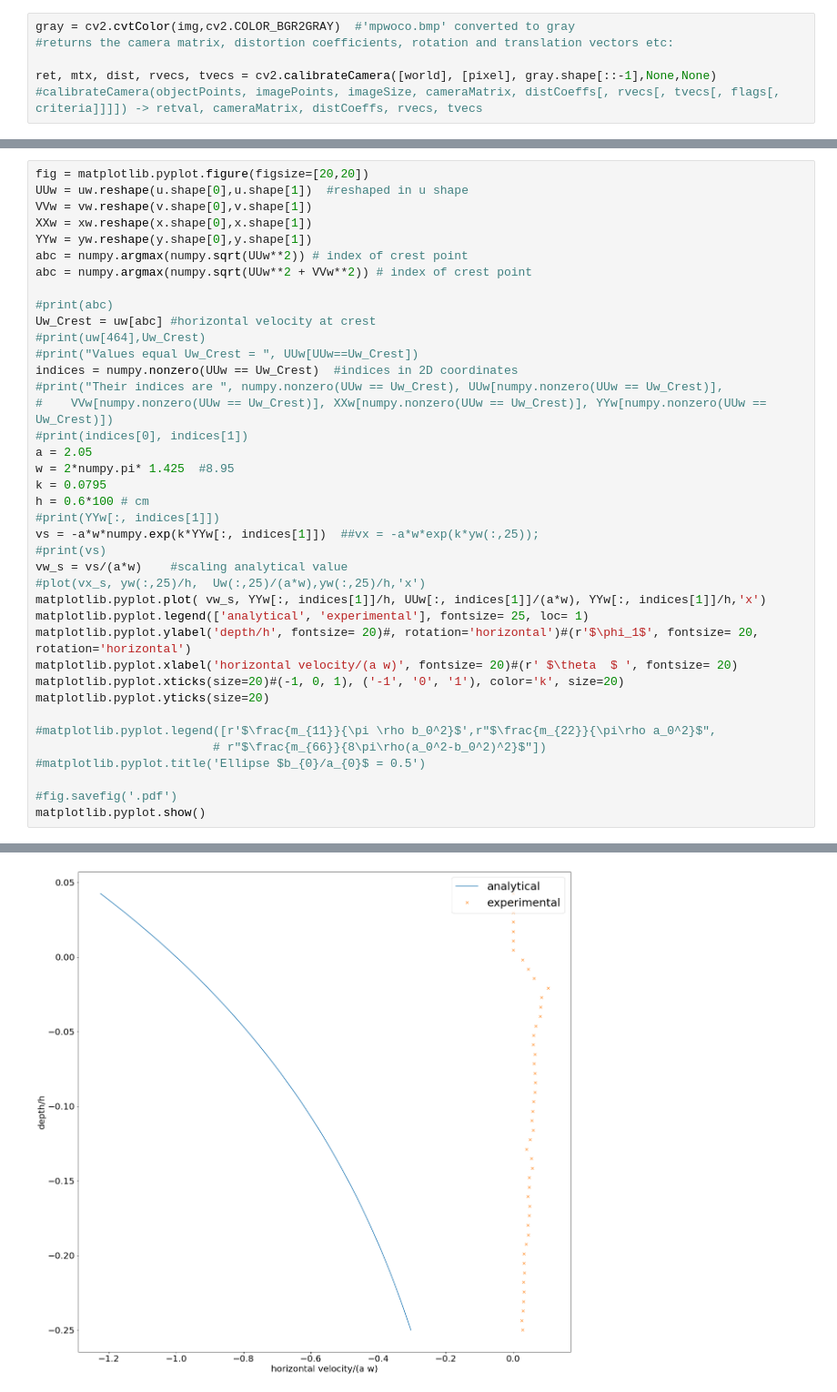
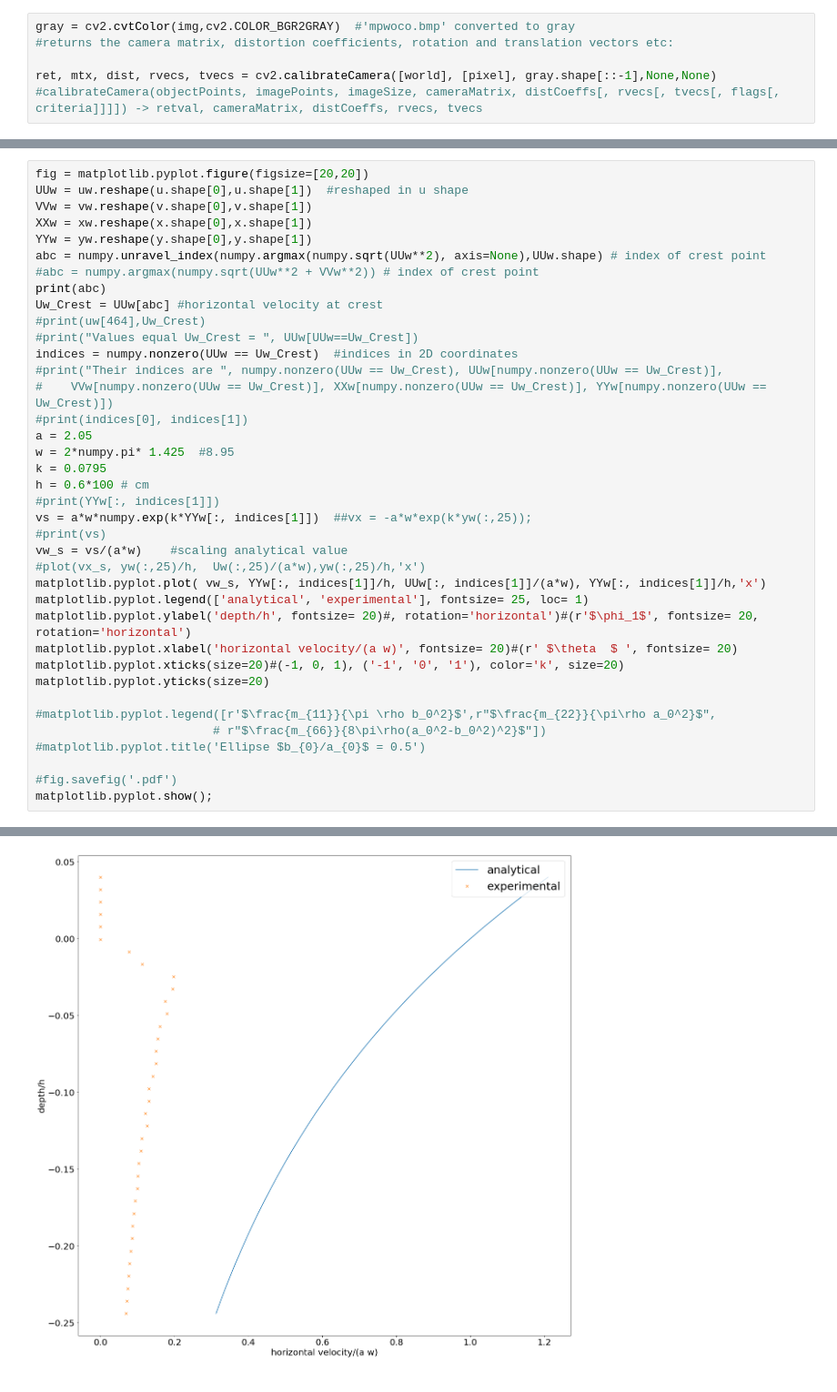
Before and after one commit to anacost/PIV1, a Jupyter notebook: 2oblig/oblig2_MEK4600run7.ipynb, the cells around one changed output, grey strips where cells are left out. Shown at 91% size. Cells and saved outputs as stored; diff of their text form.

```diff
--- a/2oblig/oblig2_MEK4600run7.ipynb
+++ b/2oblig/oblig2_MEK4600run7.ipynb
@@ -476,11 +473,10 @@ UUw = uw.reshape(u.shape[0],u.shape[1])  #reshaped in u shape
 VVw = vw.reshape(v.shape[0],v.shape[1])
 XXw = xw.reshape(x.shape[0],x.shape[1])
 YYw = yw.reshape(y.shape[0],y.shape[1])
-abc = numpy.argmax(numpy.sqrt(UUw**2)) # index of crest point
-abc = numpy.argmax(numpy.sqrt(UUw**2 + VVw**2)) # index of crest point
-
-#print(abc)
-Uw_Crest = uw[abc] #horizontal velocity at crest
+abc = numpy.unravel_index(numpy.argmax(numpy.sqrt(UUw**2), axis=None),UUw.shape) # index of crest point
+#abc = numpy.argmax(numpy.sqrt(UUw**2 + VVw**2)) # index of crest point
+print(abc)
+Uw_Crest = UUw[abc] #horizontal velocity at crest
 #print(uw[464],Uw_Crest)
 #print("Values equal Uw_Crest = ", UUw[UUw==Uw_Crest])
 indices = numpy.nonzero(UUw == Uw_Crest)  #indices in 2D coordinates
@@ -492,7 +488,7 @@ w = 2*numpy.pi* 1.425  #8.95
 k = 0.0795
 h = 0.6*100 # cm
 #print(YYw[:, indices[1]])
-vs = -a*w*numpy.exp(k*YYw[:, indices[1]])  ##vx = -a*w*exp(k*yw(:,25));
+vs = a*w*numpy.exp(k*YYw[:, indices[1]])  ##vx = -a*w*exp(k*yw(:,25));
 #print(vs)
 vw_s = vs/(a*w)    #scaling analytical value
 #plot(vx_s, yw(:,25)/h,  Uw(:,25)/(a*w),yw(:,25)/h,'x')
@@ -508,5 +504,5 @@ matplotlib.pyplot.yticks(size=20)
 #matplotlib.pyplot.title('Ellipse $b_{0}/a_{0}$ = 0.5')
 
 #fig.savefig('.pdf')
-matplotlib.pyplot.show()
+matplotlib.pyplot.show();
 # %% [output]
@@ -513 +510 @@ matplotlib.pyplot.show()
-[figure, old version]
+[figure, new version]
```
Also changed, not shown: parts of 9 cells of this notebook, 1 other file.
